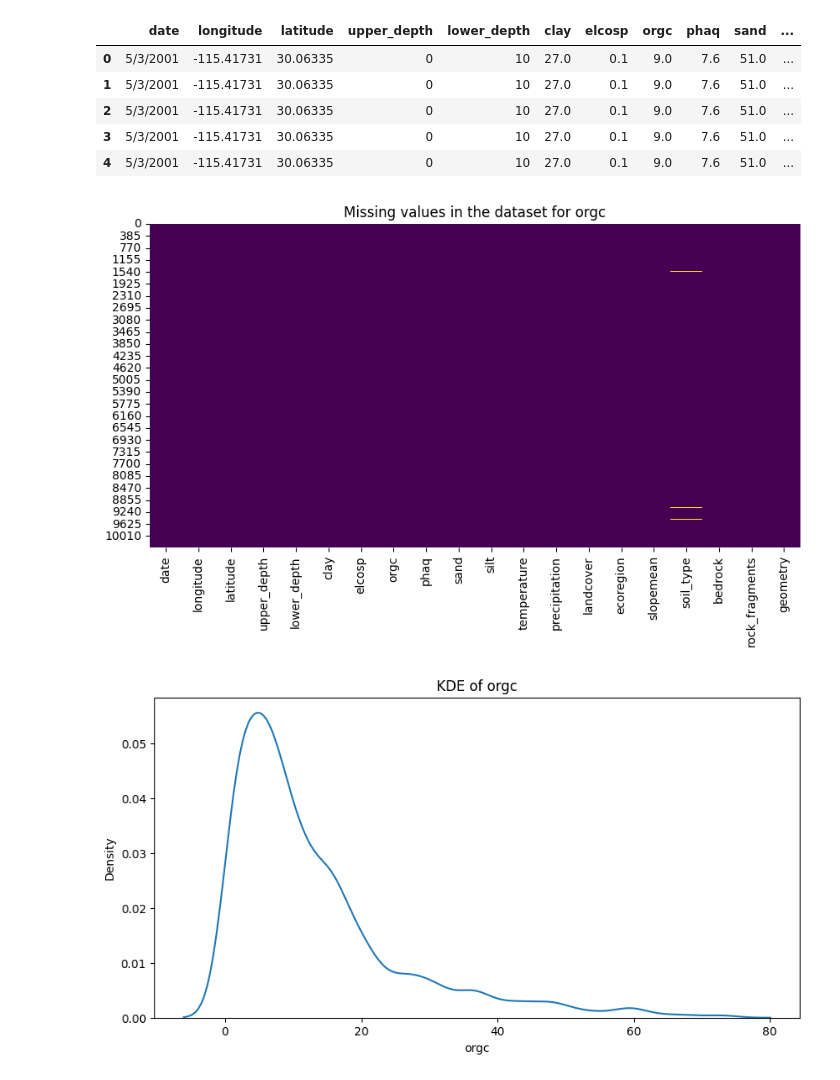
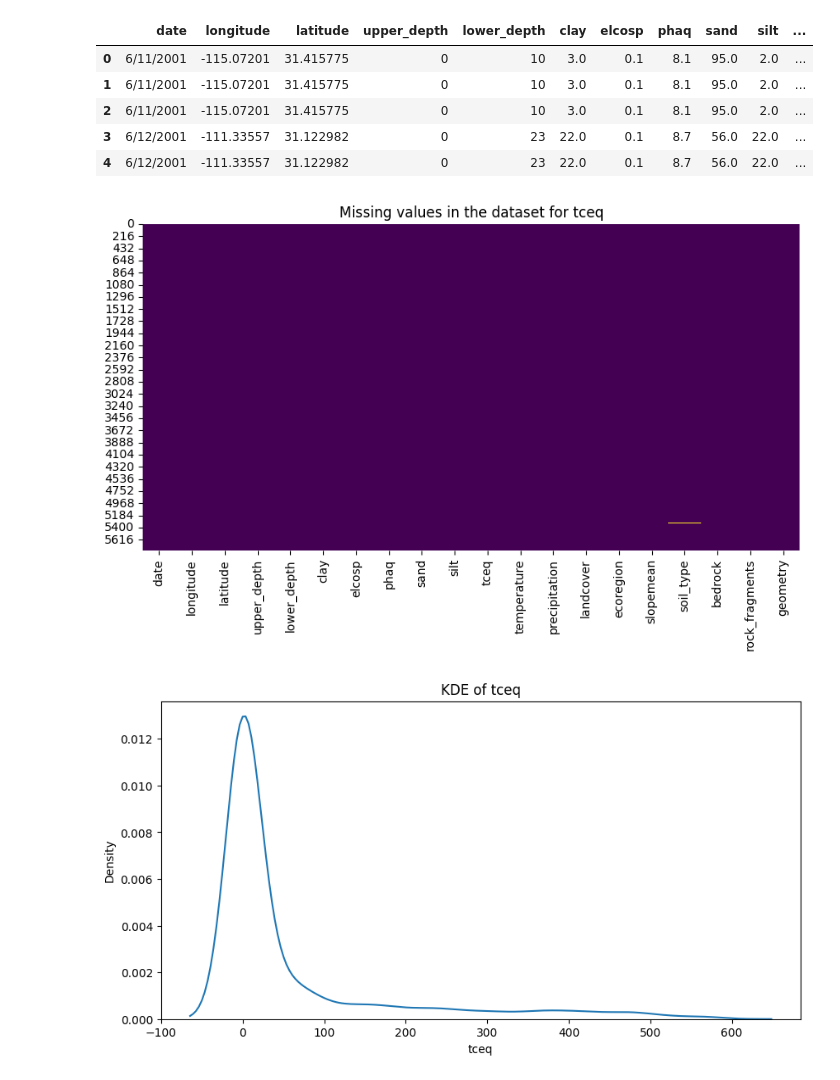
Before and after one commit to tierrafoods-hud/notebooks, a Jupyter notebook: mexico-soil-modeling.ipynb, the cells around one changed output. Cells and saved outputs as stored; diff of their text form; code cells hidden in the pictures.

```diff
--- a/mexico-soil-modeling.ipynb
+++ b/mexico-soil-modeling.ipynb
@@ -1,28 +1,28 @@
 # %%
 import geopandas as gpd
 import pandas as pd
 
 # display all columns
 pd.set_option('display.max_columns', None)
 
-TARGET = 'orgc'
+TARGET = 'tceq'
 
 # load the dataset
 gdf = gpd.read_file(f'D:/tierra/datasets/mexico_{TARGET}_dataset_add_soil_features.geojson')
 
 if TARGET == 'orgc':
     gdf.drop(columns=['tceq'], axis=1, inplace=True, errors='ignore')
 elif TARGET == 'tceq':
     gdf.drop(columns=['orgc'], axis=1, inplace=True, errors='ignore')
 
 gdf.head()
 # %% [output]
-|  | date | longitude | latitude | upper_depth | lower_depth | clay | elcosp | orgc | phaq | sand | ... |
-| 0 | 5/3/2001 | -115.41731 | 30.06335 | 0 | 10 | 27.0 | 0.1 | 9.0 | 7.6 | 51.0 | ... |
-| 1 | 5/3/2001 | -115.41731 | 30.06335 | 0 | 10 | 27.0 | 0.1 | 9.0 | 7.6 | 51.0 | ... |
-| 2 | 5/3/2001 | -115.41731 | 30.06335 | 0 | 10 | 27.0 | 0.1 | 9.0 | 7.6 | 51.0 | ... |
-| 3 | 5/3/2001 | -115.41731 | 30.06335 | 0 | 10 | 27.0 | 0.1 | 9.0 | 7.6 | 51.0 | ... |
-| 4 | 5/3/2001 | -115.41731 | 30.06335 | 0 | 10 | 27.0 | 0.1 | 9.0 | 7.6 | 51.0 | ... |
+|  | date | longitude | latitude | upper_depth | lower_depth | clay | elcosp | phaq | sand | silt | ... |
+| 0 | 6/11/2001 | -115.07201 | 31.415775 | 0 | 10 | 3.0 | 0.1 | 8.1 | 95.0 | 2.0 | ... |
+| 1 | 6/11/2001 | -115.07201 | 31.415775 | 0 | 10 | 3.0 | 0.1 | 8.1 | 95.0 | 2.0 | ... |
+| 2 | 6/11/2001 | -115.07201 | 31.415775 | 0 | 10 | 3.0 | 0.1 | 8.1 | 95.0 | 2.0 | ... |
+| 3 | 6/12/2001 | -111.33557 | 31.122982 | 0 | 23 | 22.0 | 0.1 | 8.7 | 56.0 | 22.0 | ... |
+| 4 | 6/12/2001 | -111.33557 | 31.122982 | 0 | 23 | 22.0 | 0.1 | 8.7 | 56.0 | 22.0 | ... |
 # %%
 # plot missing values in the dataset
 import matplotlib.pyplot as plt
@@ -39,8 +39,8 @@ sns.kdeplot(gdf[TARGET])
 plt.title(f'KDE of {TARGET}')
 plt.show()
 # %% [output]
-[figure, old version]
+[figure, new version]
-[figure, old version]
+[figure, new version]
 # %%
 # Compute mean rock_fragments per (latitude, longitude) and map back to the dataset
 gdf['rock_fragments'] = gdf.groupby(['latitude', 'longitude'])['rock_fragments'].transform('mean')
```
Also changed, not shown: parts of 4 cells of this notebook, 1 other file.
